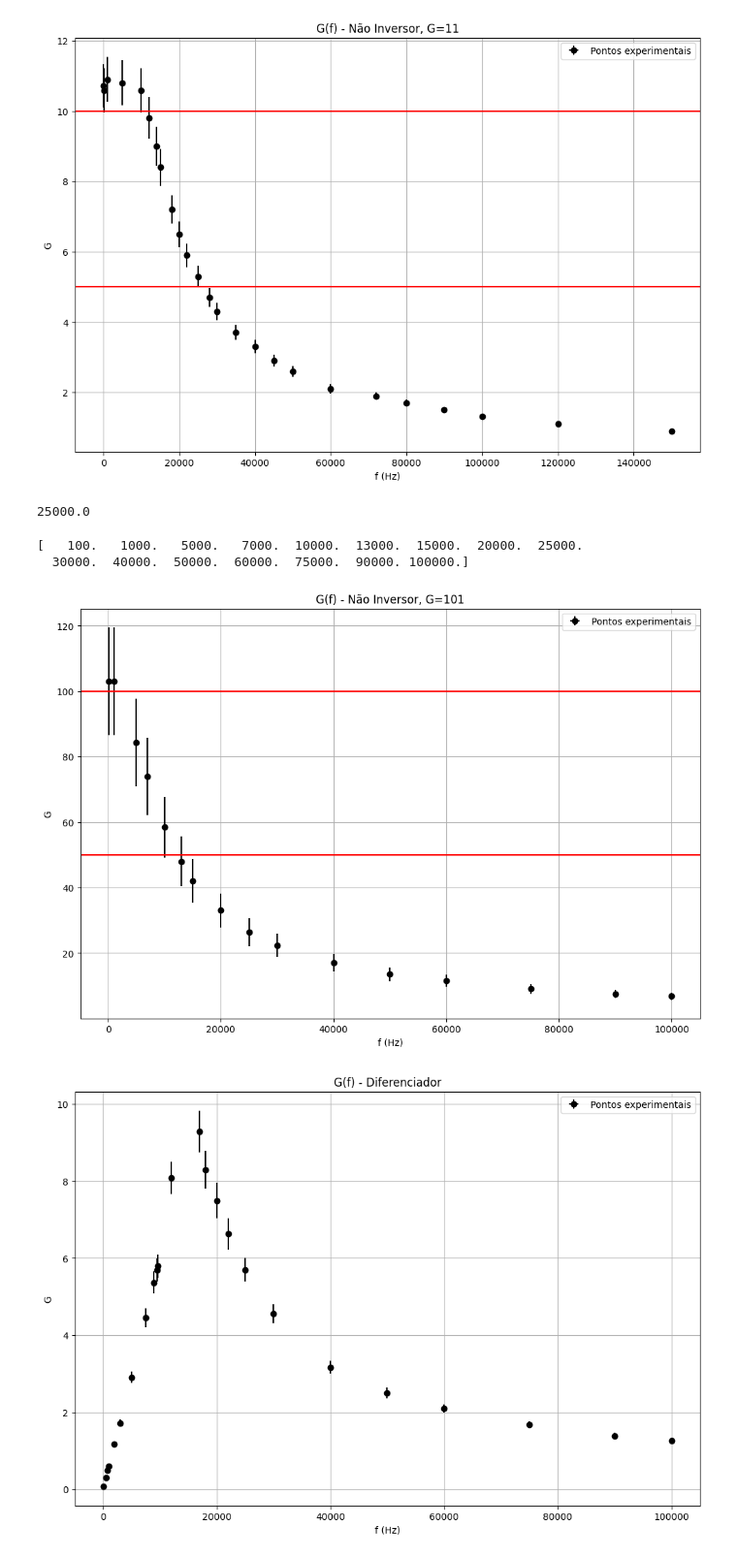
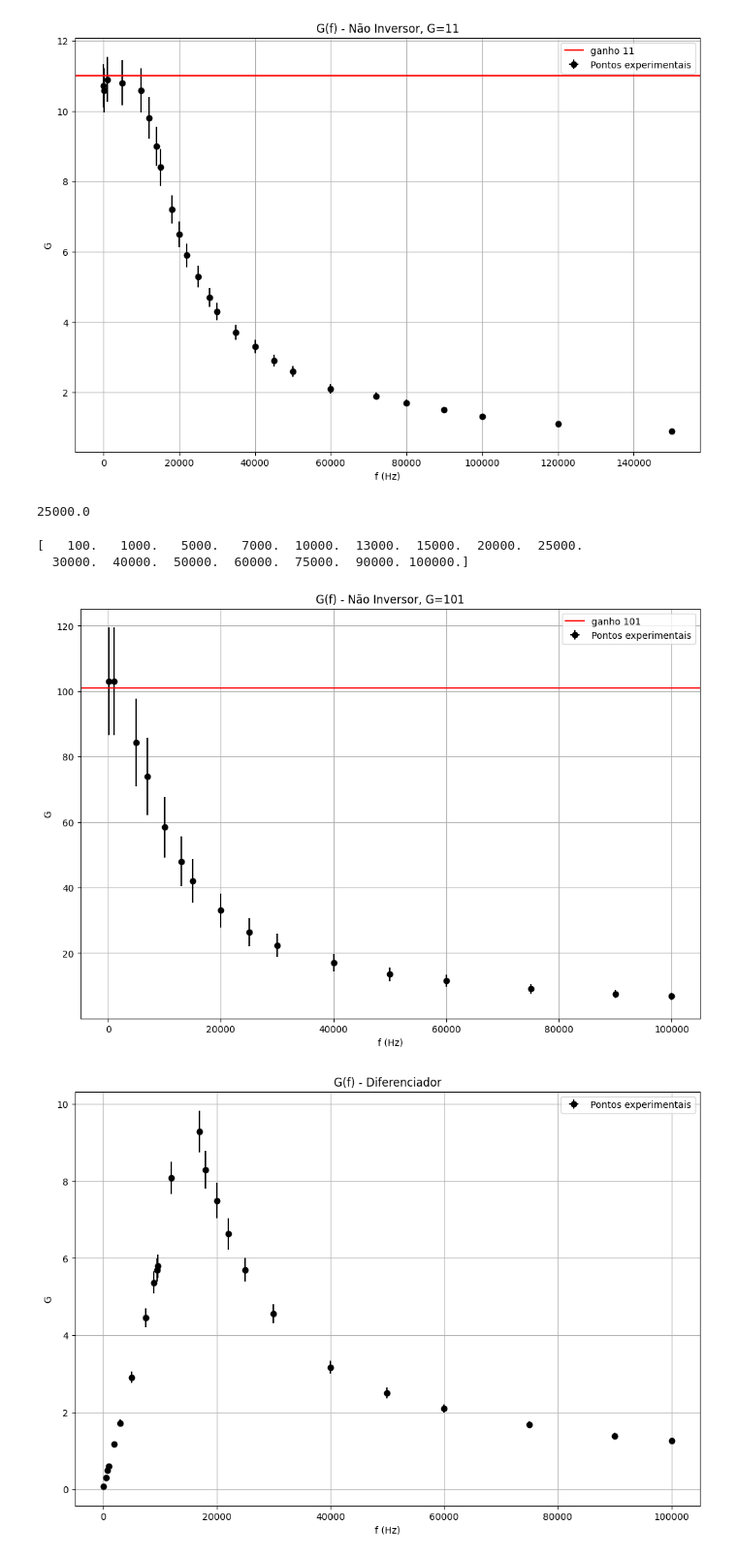
Before and after one commit to tivg0/labs-II, a Jupyter notebook: eletr/semana3/ampops.ipynb, the cells around one changed output. Shown at 97% size. Cells and saved outputs as stored; diff of their text form; code cells hidden in the pictures.

Commit message:
legendas

```diff
--- a/eletr/semana3/ampops.ipynb
+++ b/eletr/semana3/ampops.ipynb
@@ -7,19 +7,19 @@ sys.path.append("../../..")
 from baseLabs import *
 # %%
 f, Vin, uVin, Vout, uVout, G, uG = getData("ninv11.txt")
-plot(f,G,np.zeros(len(f)),uG,"G(f) - Não Inversor, G=11","f (Hz)","G","Pontos experimentais",hlines=[10,5])
+plot(f,G,np.zeros(len(f)),uG,"G(f) - Não Inversor, G=11","f (Hz)","G","Pontos experimentais",hlines=[[11,'ganho 11']])
 print(np.sort(f)[11])
 # %% [output]
-[figure, old version]
+[figure, new version]
 25000.0
 # %%
 f, Vin, uVin, Vout, uVout, G, uG = getData("ninv101.txt")
 print(np.sort(f))
-plot(f,G,np.zeros(len(f)),uG,"G(f) - Não Inversor, G=101","f (Hz)","G","Pontos experimentais",hlines=[100,50])
+plot(f,G,np.zeros(len(f)),uG,"G(f) - Não Inversor, G=101","f (Hz)","G","Pontos experimentais",hlines=[[101,'ganho 101']])
 # %% [output]
 [   100.   1000.   5000.   7000.  10000.  13000.  15000.  20000.  25000.
   30000.  40000.  50000.  60000.  75000.  90000. 100000.]
-[figure, old version]
+[figure, new version]
 # %%
 f, Vin, uVin, Vout, uVout, G, uG = getData("dif.txt")
 plot(f,G,np.zeros(len(f)),uG,"G(f) - Diferenciador","f (Hz)","G","Pontos experimentais")
```
